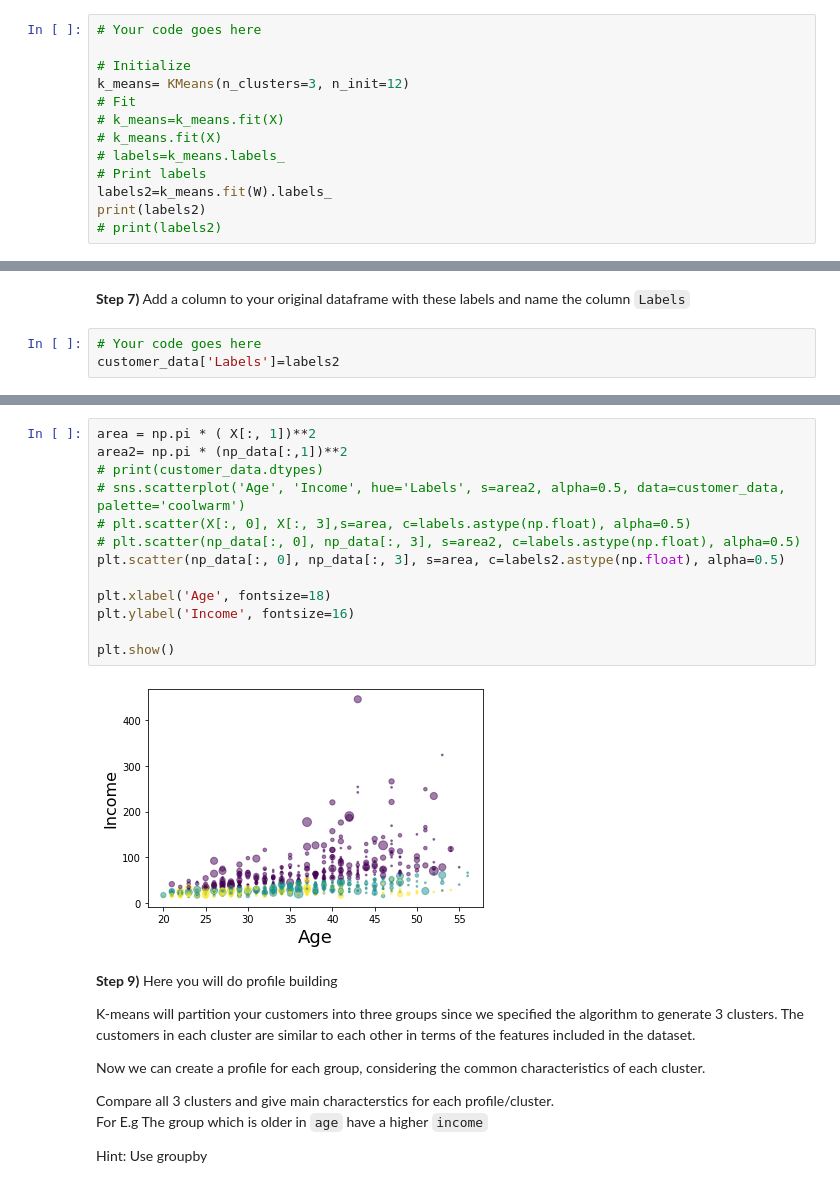
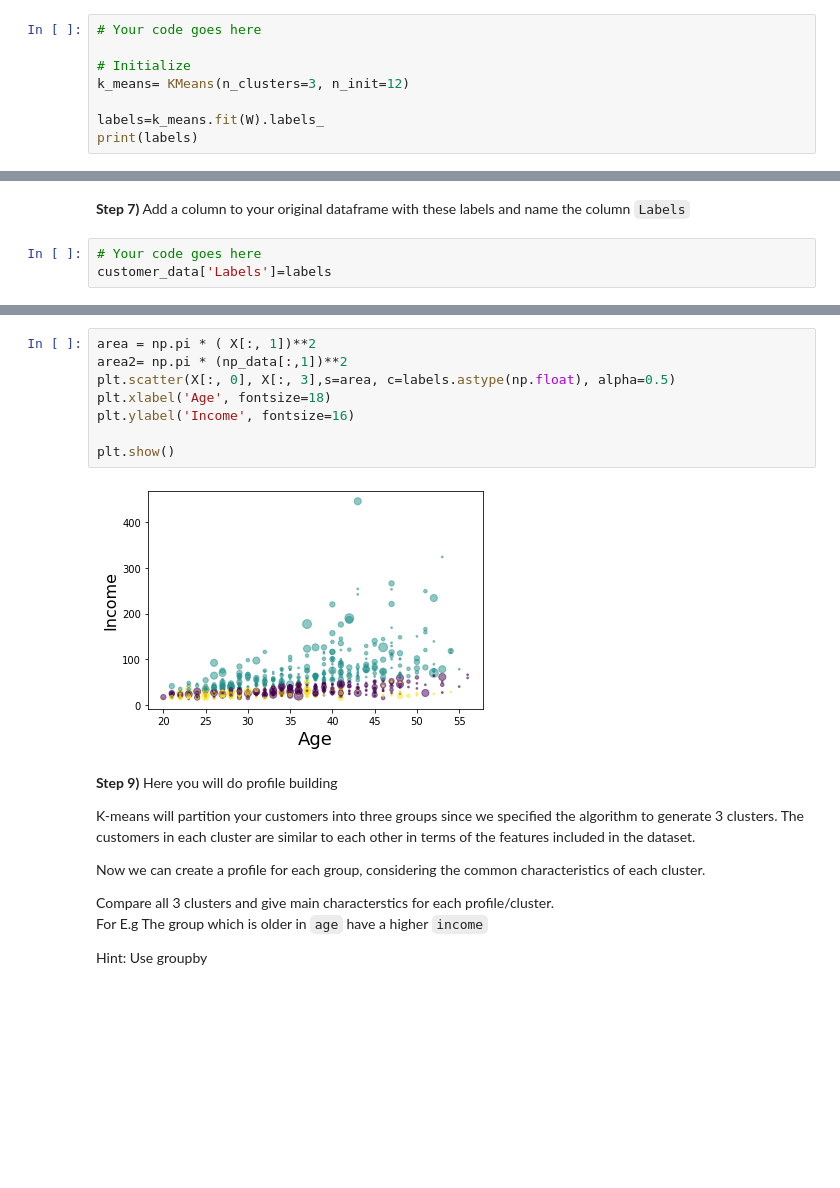
Before and after one commit to m-shahrukh/Data-Mining--Spring-2020, a Jupyter notebook: Assignment 3/20100287_Muhammad_Shahrukh_assignment3_q1_q2.ipynb, the cells around one changed output, grey strips where cells are left out. Drawn from its saved outputs; the diff is of its cells as text; blank space fills up the shorter version.

```diff
--- a/Assignment 3/20100287_Muhammad_Shahrukh_assignment3_q1_q2.ipynb
+++ b/Assignment 3/20100287_Muhammad_Shahrukh_assignment3_q1_q2.ipynb
@@ -231,12 +213,7 @@ Initailize the `n_init` parameter to equal 12
 
 # Initialize
 k_means= KMeans(n_clusters=3, n_init=12)
-# Fit
-# k_means=k_means.fit(X)
-# k_means.fit(X)
-# labels=k_means.labels_
-# Print labels
-labels2=k_means.fit(W).labels_
-print(labels2)
-# print(labels2)
+
+labels=k_means.fit(W).labels_
+print(labels)
 # %% [output]
@@ -268,25 +245,20 @@ The formula is: B-A/max(A,B) This coefficient is calculated per point and the su
 **Step 7)** Add a column to your original dataframe with these labels and name the column `Labels`
 # %%
 # Your code goes here
-customer_data['Labels']=labels2
+customer_data['Labels']=labels
 # %% [markdown]
 **Step 8)** Visualize your clusters. X is the normalized numpy array. You dont need to implement this, it has already been done for you. The following image shows what the result should more or less look like.
 ![Visual](Clusters.PNG)
 # %%
 area = np.pi * ( X[:, 1])**2
 area2= np.pi * (np_data[:,1])**2
-# print(customer_data.dtypes)
-# sns.scatterplot('Age', 'Income', hue='Labels', s=area2, alpha=0.5, data=customer_data, palette='coolwarm')
-# plt.scatter(X[:, 0], X[:, 3],s=area, c=labels.astype(np.float), alpha=0.5)
-# plt.scatter(np_data[:, 0], np_data[:, 3], s=area2, c=labels.astype(np.float), alpha=0.5)
-plt.scatter(np_data[:, 0], np_data[:, 3], s=area, c=labels2.astype(np.float), alpha=0.5)
-
+plt.scatter(X[:, 0], X[:, 3],s=area, c=labels.astype(np.float), alpha=0.5)
 plt.xlabel('Age', fontsize=18)
 plt.ylabel('Income', fontsize=16)
 
 plt.show()
 # %% [output]
-[figure, old version]
+[figure, new version]
 # %% [markdown]
 **Step 9)** Here you will do profile building
 
```
Also changed, not shown: parts of 17 cells of this notebook, 4 other files.
